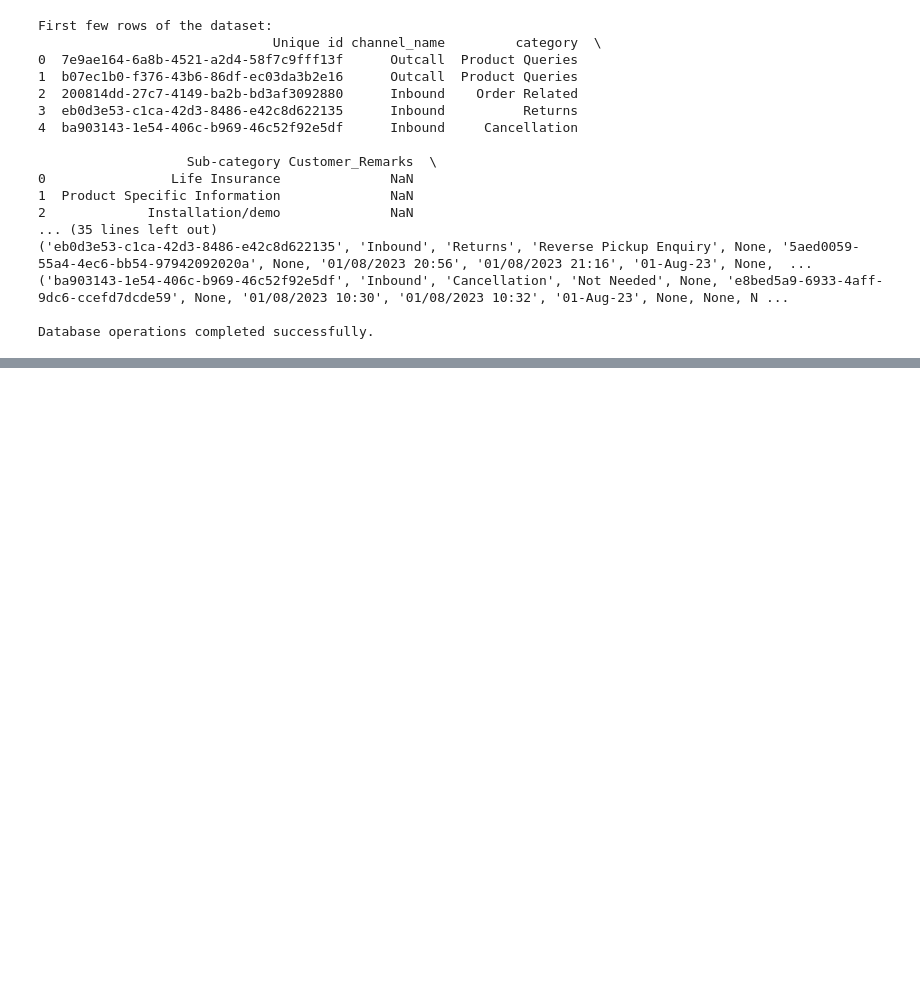
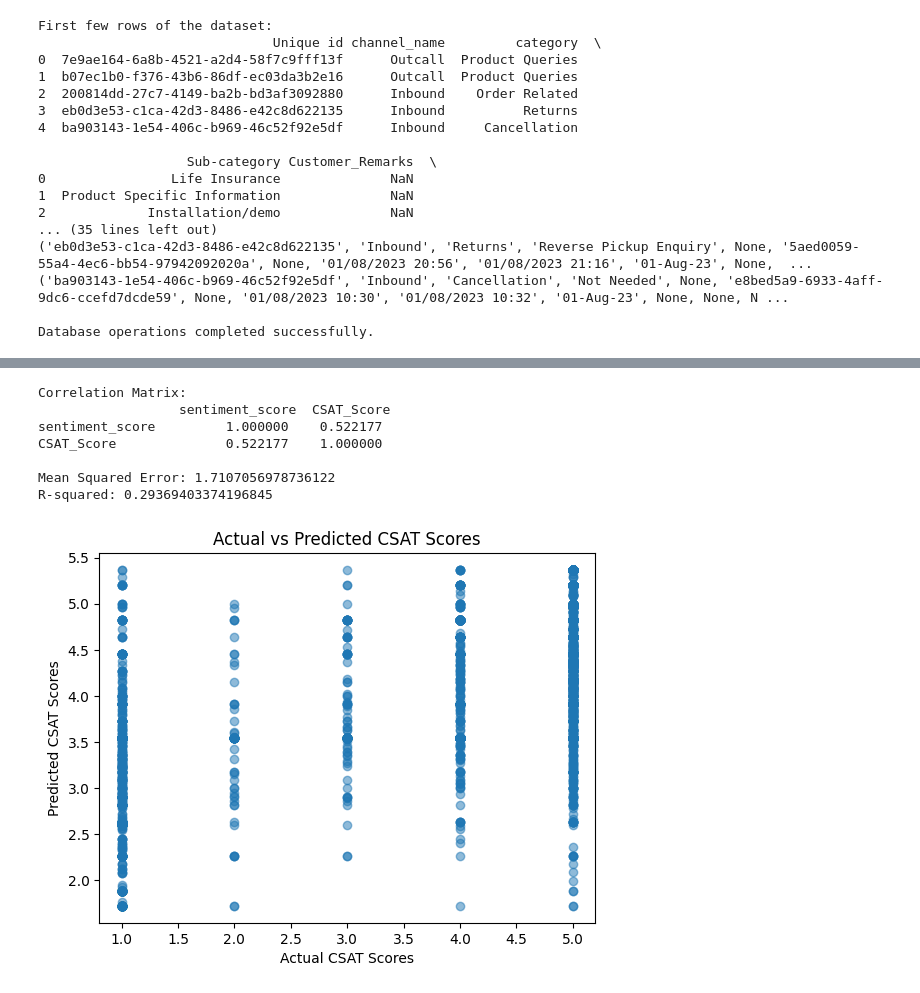
Before and after one commit to MatthewBeaulieu0/471-Project, a Jupyter notebook: notebook.ipynb, the cells around one changed output, grey strips where cells are left out. Cells and saved outputs as stored; diff of their text form; code cells hidden in the pictures; blank space fills up the shorter version.

Commit message:
added similarity score

```diff
--- a/notebook.ipynb
+++ b/notebook.ipynb
@@ -256,0 +284,17 @@ memory usage: 3.7+ MB
+# %%
+from textblob import TextBlob
+
+# Define a function to calculate sentiment
+def calculate_sentiment(text):
+    try:
+        return TextBlob(str(text)).sentiment.polarity
+    except:
+        return None
+
+# Apply the function to the Customer_Remarks column
+cleaned_df['sentiment_score'] = cleaned_df['Customer_Remarks'].apply(calculate_sentiment)
+
+# Check the first few entries of the new sentiment_score column
+print(cleaned_df[['Customer_Remarks', 'sentiment_score']].head(50))
+
+print(cleaned_df.columns)
@@ -256,0 +328,59 @@ memory usage: 3.7+ MB
+# %%
+import pandas as pd
+from sklearn.model_selection import train_test_split
+from sklearn.linear_model import LinearRegression
+from sklearn.metrics import mean_squared_error, r2_score
+import numpy as np
+import matplotlib.pyplot as plt
+# Assuming your DataFrame is named 'cleaned_df' and you've already added 'sentiment_polarity' to it
+# and your sentiment scores are properly scaled/encoded
+
+# First, check the correlation
+correlation = cleaned_df[['sentiment_score', 'CSAT_Score']].corr()
+
+# Split the data into training and testing sets
+X_train, X_test, y_train, y_test = train_test_split(cleaned_df[['sentiment_score']],
+                                                    cleaned_df['CSAT_Score'],
+                                                    test_size=0.2,
+                                                    random_state=42)
+
+# Train a linear regression model
+model = LinearRegression()
+model.fit(X_train, y_train)
+
+# Predict CSAT scores on the testing set
+predicted = model.predict(X_test)
+
+# Evaluate the model
+mse = mean_squared_error(y_test, predicted)
+r2 = r2_score(y_test, predicted)
+
+# Printing the results
+print("Correlation Matrix:\n", correlation)
+print("\nMean Squared Error:", mse)
+print("R-squared:", r2)
+# Scatter plot for actual vs predicted CSAT scores
+plt.scatter(y_test, predicted, alpha=0.5)
+plt.xlabel('Actual CSAT Scores')
+plt.ylabel('Predicted CSAT Scores')
+plt.title('Actual vs Predicted CSAT Scores')
+plt.show()
+
+# Create a DataFrame with actual and predicted CSAT scores
+comparison_df = pd.DataFrame({'Actual_CSAT_Score': y_test, 'Predicted_CSAT_Score': predicted})
+
+# Reset index to get a neat DataFrame without the old index
+# If you wish to keep the old index, just remove '.reset_index(drop=True)'
+comparison_df = comparison_df.reset_index(drop=True)
+
+# Display the DataFrame
+print(comparison_df.head(10))  # Display the first 10 rows
+# %% [output]
+Correlation Matrix:
+                  sentiment_score  CSAT_Score
+sentiment_score         1.000000    0.522177
+CSAT_Score              0.522177    1.000000
+
+Mean Squared Error: 1.7107056978736122
+R-squared: 0.29369403374196845
+[figure, added]
```
Also changed, not shown: parts of 10 cells of this notebook, 2 other files.
